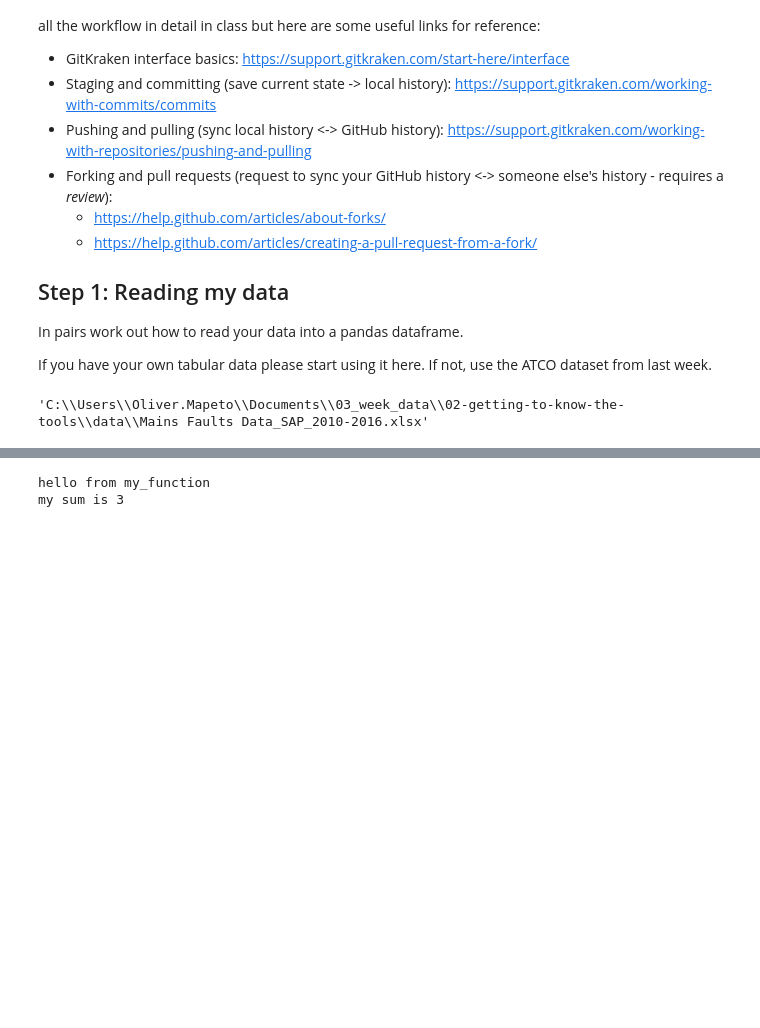
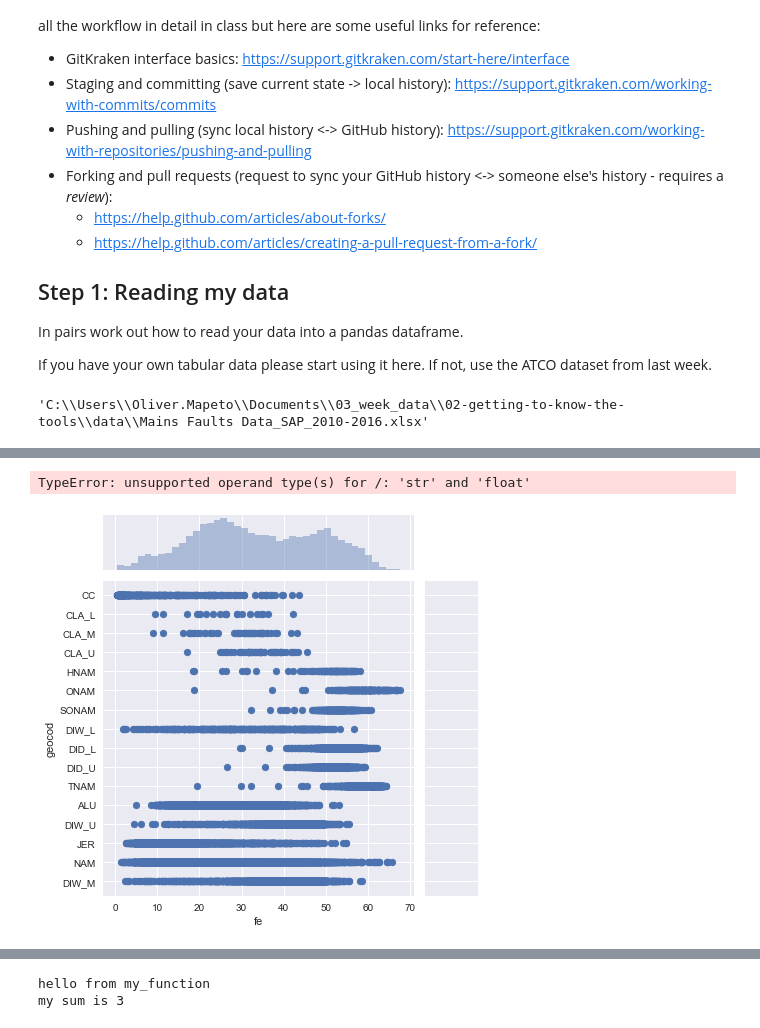
Before and after one commit to rickguerini/02-getting-to-know-the-tools, a Jupyter notebook: notebooks/am1-munging-tabular-data.ipynb, the cells around one changed output, grey strips where cells are left out. Cells and saved outputs as stored; diff of their text form; code cells hidden in the pictures; blank space fills up the shorter version.

```diff
--- a/notebooks/am1-munging-tabular-data.ipynb
+++ b/notebooks/am1-munging-tabular-data.ipynb
@@ -76,0 +114,5 @@ def my_function(a, b):
+# %%
+seaborn.jointplot('fe', 'geocod', geochem_df)
+# %% [output]
+TypeError: unsupported operand type(s) for /: 'str' and 'float'
+[figure, added]
```
Also changed, not shown: parts of 14 cells of this notebook, 5 other files.
